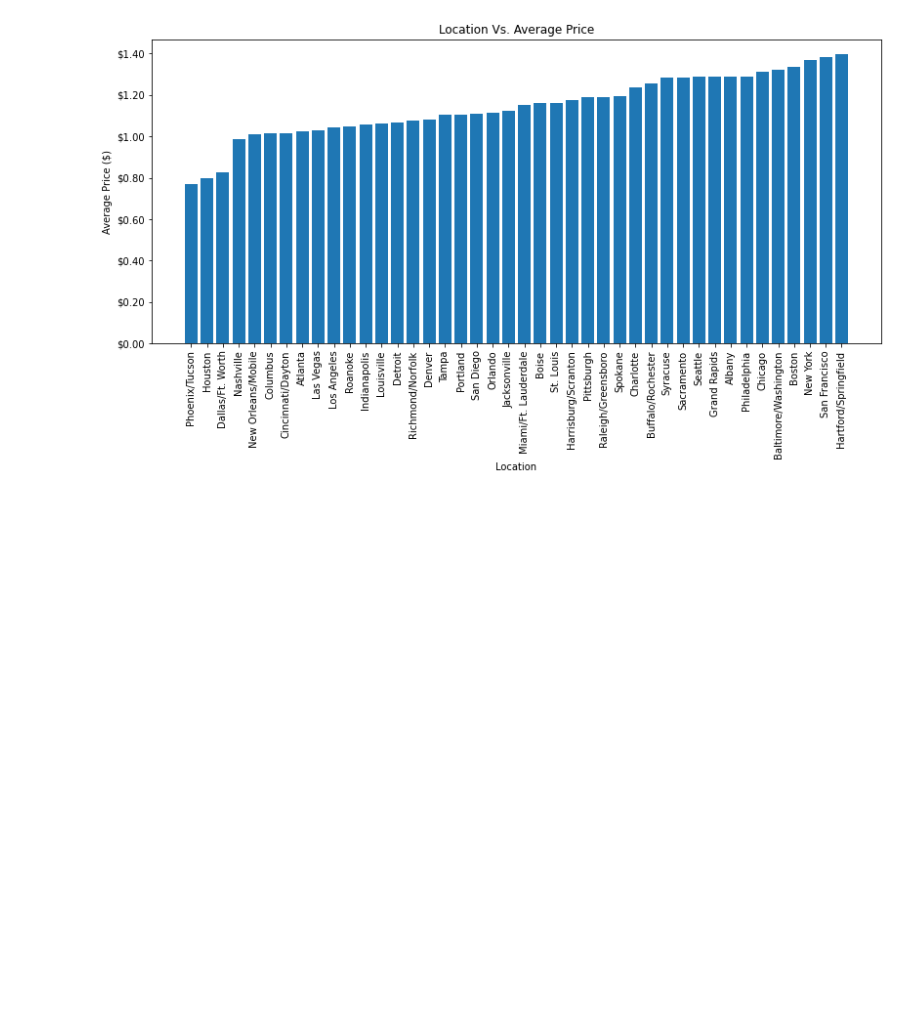
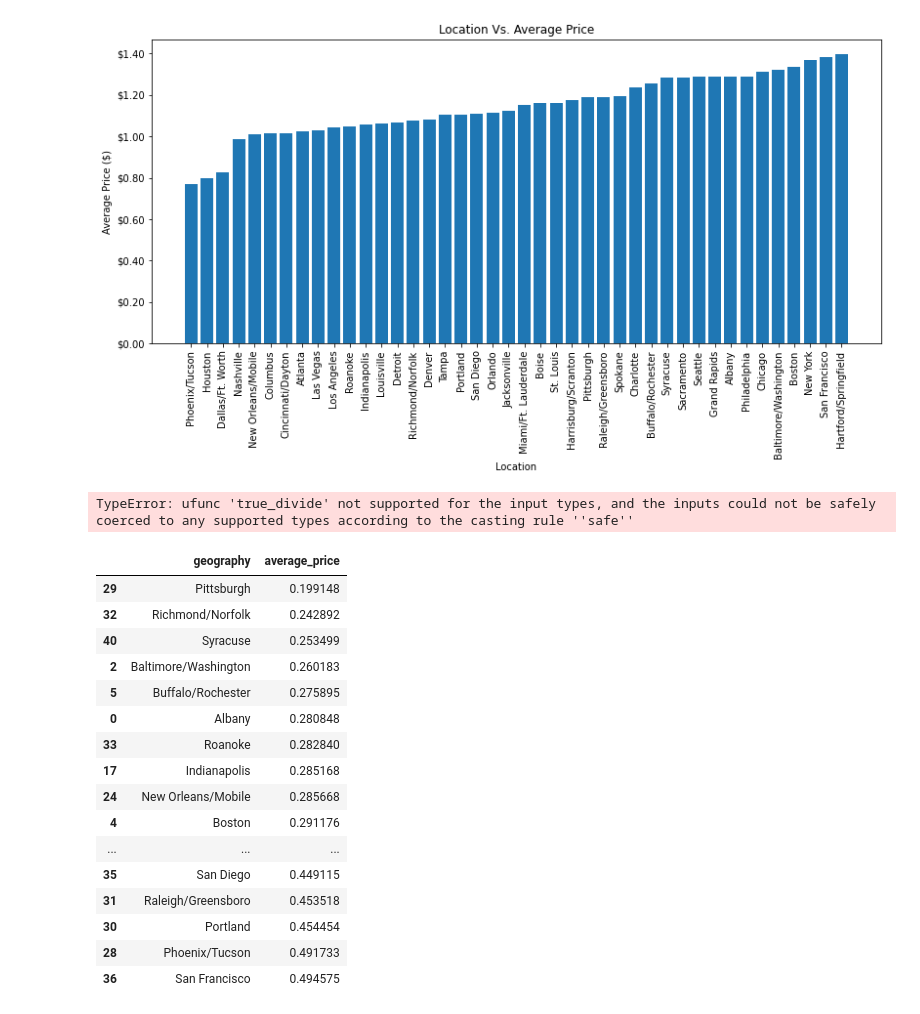
Before and after one commit to NotThatKindODr/First_Kaggle_Project, a Jupyter notebook: jupiterNotebook.ipynb, the cells around one changed output. Cells and saved outputs as stored; diff of their text form; code cells hidden in the pictures; blank space fills up the shorter version.

Commit message:
Calc STD of Average Price

```diff
--- a/jupiterNotebook.ipynb
+++ b/jupiterNotebook.ipynb
@@ -49,3 +49,49 @@ def bar_chart(df, xdim, ydim):
 bar_chart(average_data, 'geography', 'average_price')
 # %% [output]
 [figure]
+# %%
+def box_chart(df, xdim, ydim):
+    x = df[xdim]
+    y = df[ydim]
+
+    fig, ax = plt.subplots(figsize=(12, 6))
+    ax.boxplot(x, y)
+
+    #adds a title and axes labels
+    ax.set_title('Location Vs. Average Price')
+    ax.set_xlabel('Location')
+    ax.set_ylabel('Average Price ($)')
+    plt.xticks(rotation = 'vertical')
+    plt.tight_layout(pad=4)
+    plt.subplots_adjust(bottom=0.15)
+    ax.yaxis.set_major_formatter('${x:1.2f}')
+    #scale the axises
+    plt.autoscale()
+    #save the figure
+    plt.savefig('plots/Location and Price.png',
+                 bbox_inches="tight")
+    plt.show()
+
+box_chart(city_data, 'geography', 'average_price')
+# %% [output]
+TypeError: ufunc 'true_divide' not supported for the input types, and the inputs could not be safely coerced to any supported types according to the casting rule ''safe''
+# %%
+city_data.groupby(['geography'], as_index=False)['average_price'].std().sort_values('average_price')
+# %% [output]
+|  | geography | average_price |
+| 29 | Pittsburgh | 0.199148 |
+| 32 | Richmond/Norfolk | 0.242892 |
+| 40 | Syracuse | 0.253499 |
+| 2 | Baltimore/Washington | 0.260183 |
+| 5 | Buffalo/Rochester | 0.275895 |
+| 0 | Albany | 0.280848 |
+| 33 | Roanoke | 0.282840 |
+| 17 | Indianapolis | 0.285168 |
+| 24 | New Orleans/Mobile | 0.285668 |
+| 4 | Boston | 0.291176 |
+| ... | ... | ... |
+| 35 | San Diego | 0.449115 |
+| 31 | Raleigh/Greensboro | 0.453518 |
+| 30 | Portland | 0.454454 |
+| 28 | Phoenix/Tucson | 0.491733 |
+| 36 | San Francisco | 0.494575 |
```
